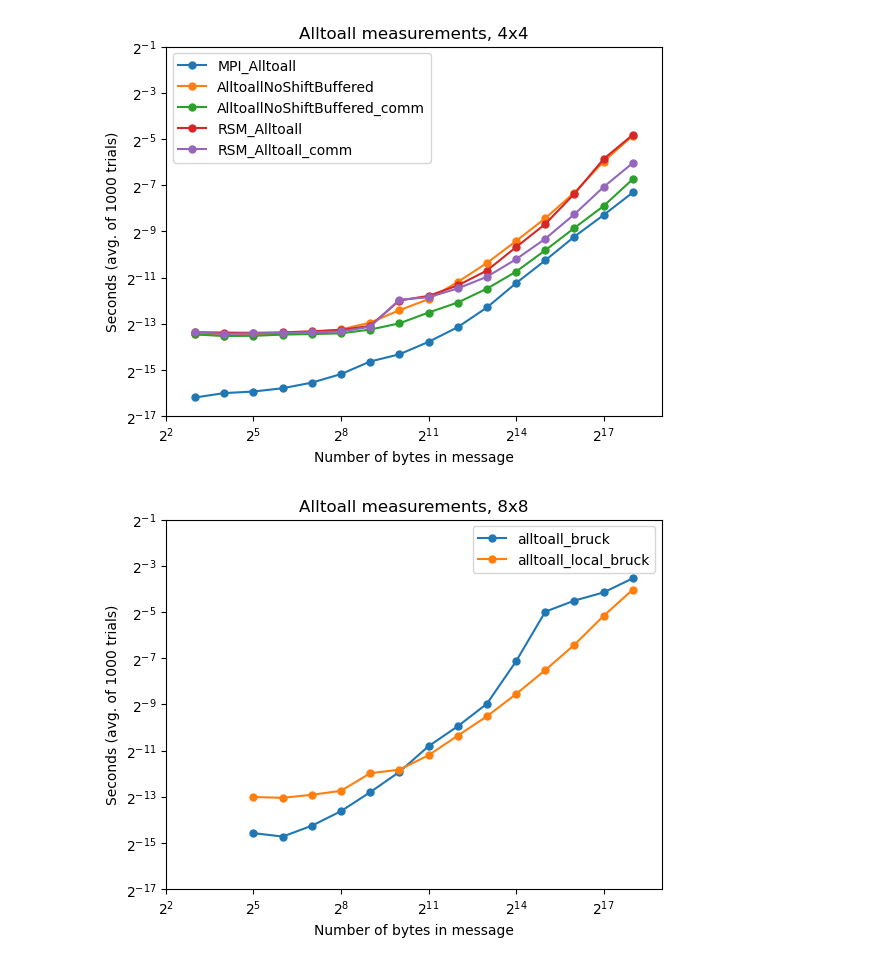
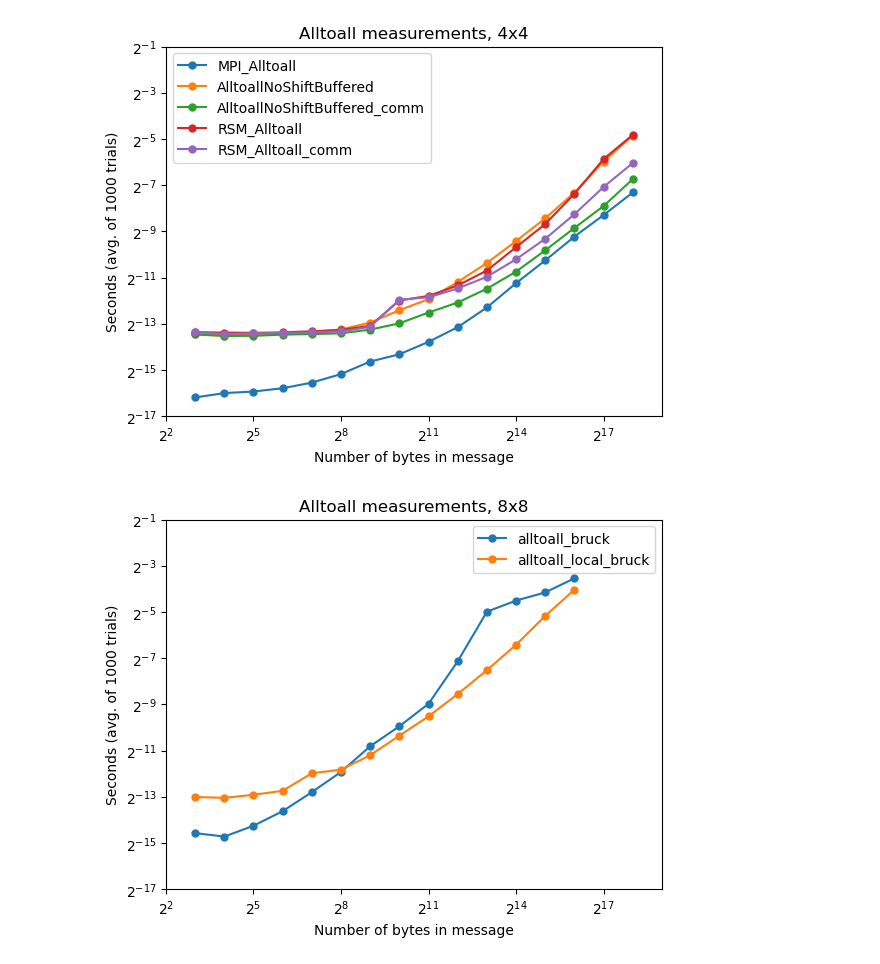
Before and after one commit to mctimm/CS542-Project, a Jupyter notebook: plots.ipynb, the cells around one changed output. Cells and saved outputs as stored; diff of their text form; code cells hidden in the pictures.

Commit message:
update figures

```diff
--- a/plots.ipynb
+++ b/plots.ipynb
@@ -79,23 +79,23 @@ plt.show()
 # %%
 data_8x8 = pd.read_csv('results_8x8.csv')
 data_bruck = data_8x8[data_8x8["algorithm"] == "alltoall_bruck"]
 data_local_bruck = data_8x8[data_8x8["algorithm"] == "alltoall_local_bruck"]
 
 fig = plt.figure()
 ax = fig.add_subplot(1, 1, 1)
 
-ax.plot(data_bruck["num_doubles_per_proc"]*8/16, data_bruck["seconds"], 'o-', label='alltoall_bruck', markersize=5)
-ax.plot(data_local_bruck["num_doubles_per_proc"]*8/16, data_local_bruck["seconds"], 'o-', label='alltoall_local_bruck', markersize=5)
+ax.plot(data_bruck["num_doubles_per_proc"]*8/64, data_bruck["seconds"], 'o-', label='alltoall_bruck', markersize=5)
+ax.plot(data_local_bruck["num_doubles_per_proc"]*8/64, data_local_bruck["seconds"], 'o-', label='alltoall_local_bruck', markersize=5)
 
 plt.xlim([2**2, 2**19])
 plt.ylim([2**-17, 2**-1])
 ax.set_xscale('log', base=2)
 ax.set_yscale('log', base=2)
 ax.set_title("Alltoall measurements, 8x8")
 ax.set_xlabel("Number of bytes in message")
 ax.set_ylabel("Seconds (avg. of 1000 trials)")
 ax.legend()
 plt.savefig("alltoall_8x8.jpg")
 plt.show()
 # %% [output]
-[figure, old version]
+[figure, new version]
```
Also changed, not shown: 1 other file.
